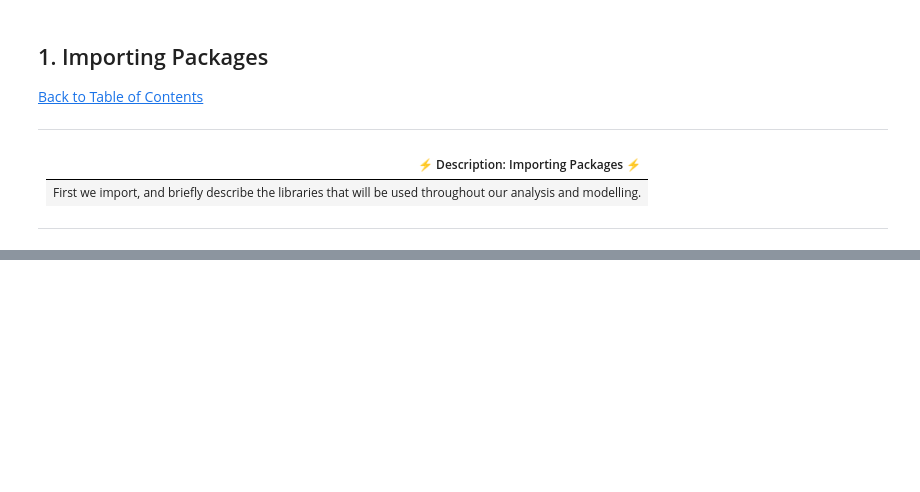
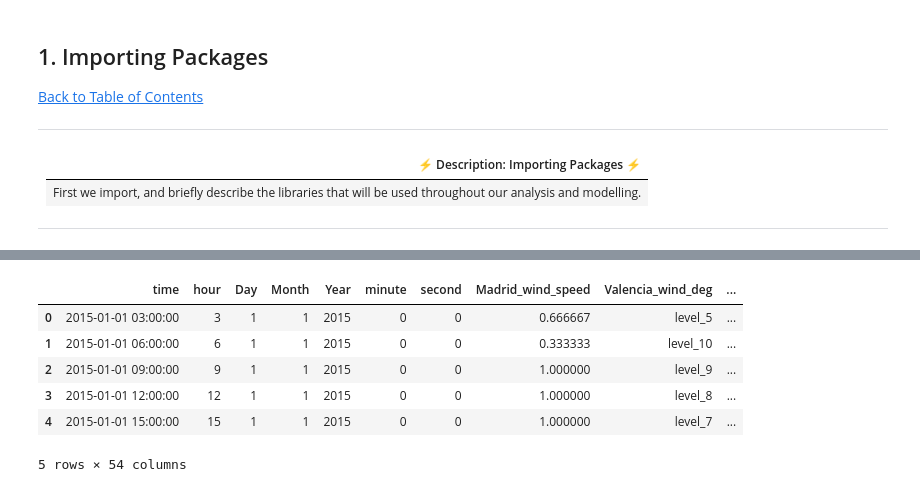
Before and after one commit to YinkaOlusola/Energy_Demand_Shortfall_Prediction-Advanced_Regression, a Jupyter notebook: project_notebook.ipynb, the cells around one changed output, grey strips where cells are left out. Drawn from its saved outputs; the diff is of its cells as text; code cells hidden in the pictures; blank space fills up the shorter version.

```diff
--- a/project_notebook.ipynb
+++ b/project_notebook.ipynb
@@ -96,0 +353,5 @@ Our team of data scientists have been tasked with creating a model that would he
+# %%
+#Replacing the null values with the mean
+
+df_clean_train = df_train
+df_clean_train['Valencia_pressure'] = df_clean_train['Valencia_pressure'].fillna(df_clean_train['Valencia_pressure'].mean())
@@ -96,0 +412,3 @@ Our team of data scientists have been tasked with creating a model that would he
+# %%
+df_clean_train['time'] = pd.to_datetime(df_clean_train['time'])
+df_clean_train.time
@@ -96,0 +428,38 @@ Our team of data scientists have been tasked with creating a model that would he
+# %%
+column_list =[]
+
+# day
+df_clean_train['Day'] = df_clean_train['time'].dt.day
+
+# month
+df_clean_train['Month'] = df_clean_train['time'].dt.month
+
+# year
+df_clean_train['Year'] = df_clean_train['time'].dt.year
+
+# hour
+df_clean_train['hour'] = df_clean_train['time'].dt.hour
+
+# minute
+df_clean_train['minute'] = df_clean_train['time'].dt.minute
+
+# second
+df_clean_train['second'] = df_clean_train['time'].dt.second
+
+
+# adding the new features to the dataset
+column_list = ['time','hour','Day','Month','Year','minute','second'] + list(df_clean_train.columns[1:-6])
+
+
+
+df_clean_train = df_clean_train[column_list]
+# %%
+df_clean_train.head()
+# %% [output]
+|  | time | hour | Day | Month | Year | minute | second | Madrid_wind_speed | Valencia_wind_deg | ... |
+| 0 | 2015-01-01 03:00:00 | 3 | 1 | 1 | 2015 | 0 | 0 | 0.666667 | level_5 | ... |
+| 1 | 2015-01-01 06:00:00 | 6 | 1 | 1 | 2015 | 0 | 0 | 0.333333 | level_10 | ... |
+| 2 | 2015-01-01 09:00:00 | 9 | 1 | 1 | 2015 | 0 | 0 | 1.000000 | level_9 | ... |
+| 3 | 2015-01-01 12:00:00 | 12 | 1 | 1 | 2015 | 0 | 0 | 1.000000 | level_8 | ... |
+| 4 | 2015-01-01 15:00:00 | 15 | 1 | 1 | 2015 | 0 | 0 | 1.000000 | level_7 | ... |
+5 rows × 54 columns
```
Also changed, not shown: parts of 83 cells of this notebook, 1 other file.
